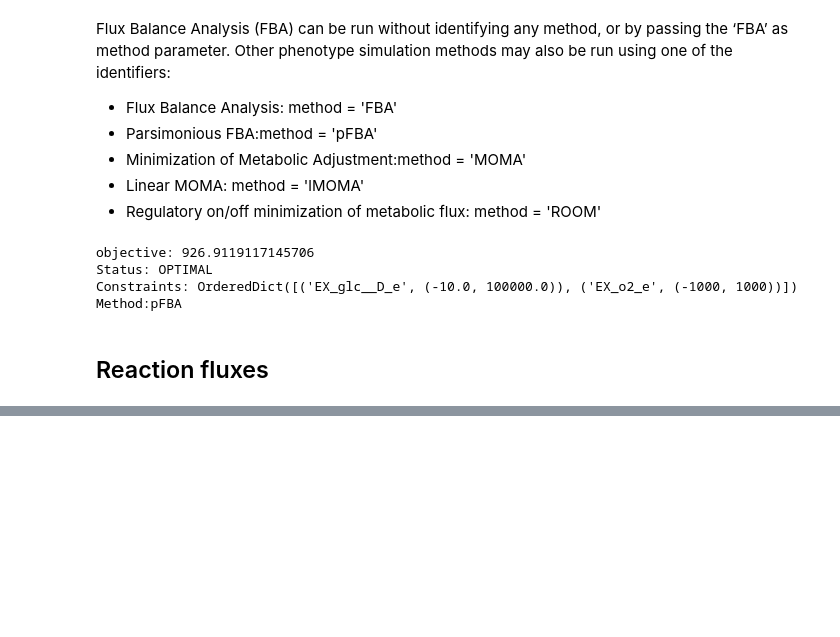
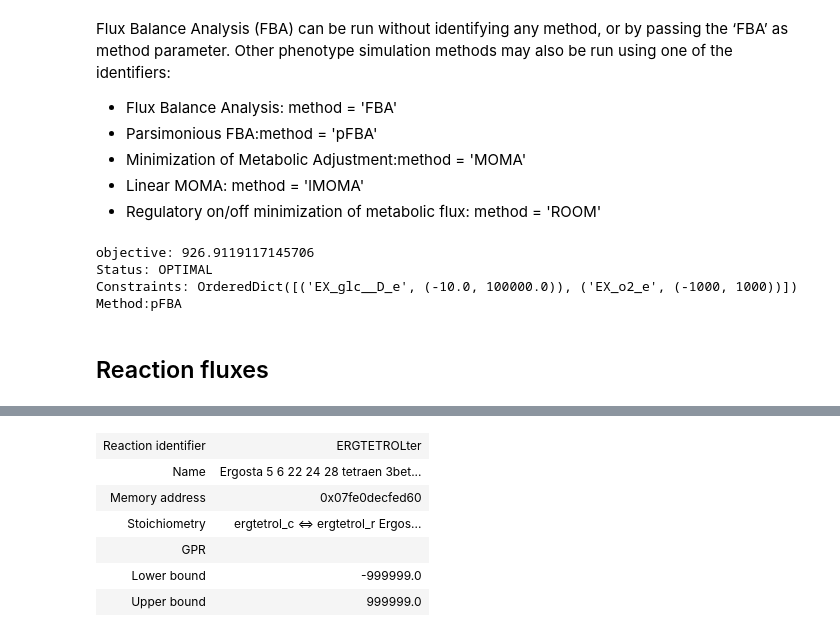
Before and after one commit to 27410/27410-group-assigment-group_3, a Jupyter notebook: misc/Bertram/Test_mewpy.ipynb, the cells around one changed output, grey strips where cells are left out. Drawn from its saved outputs; the diff is of its cells as text; code cells hidden in the pictures; blank space fills up the shorter version.

```diff
--- a/misc/Bertram/Test_mewpy.ipynb
+++ b/misc/Bertram/Test_mewpy.ipynb
@@ -190,0 +210,10 @@ Method:pFBA
+# %%
+model.reactions.ERGTETROLter
+# %% [output]
+| Reaction identifier | ERGTETROLter |
+| Name | Ergosta 5 6 22 24 28 tetraen 3bet... |
+| Memory address | 0x07fe0decfed60 |
+| Stoichiometry | ergtetrol_c <=> ergtetrol_r Ergos... |
+| GPR |  |
+| Lower bound | -999999.0 |
+| Upper bound | 999999.0 |
```
Also changed, not shown: parts of 34 cells of this notebook, 1 other file.
